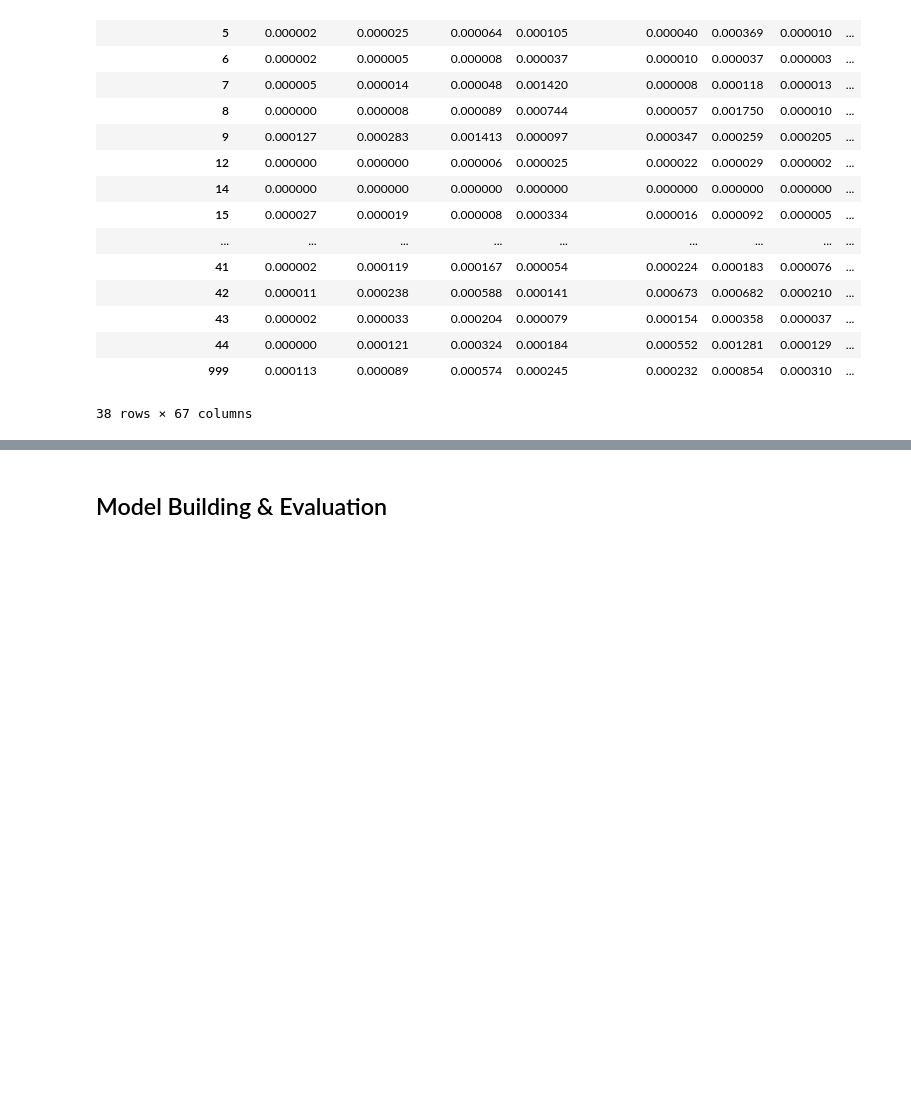
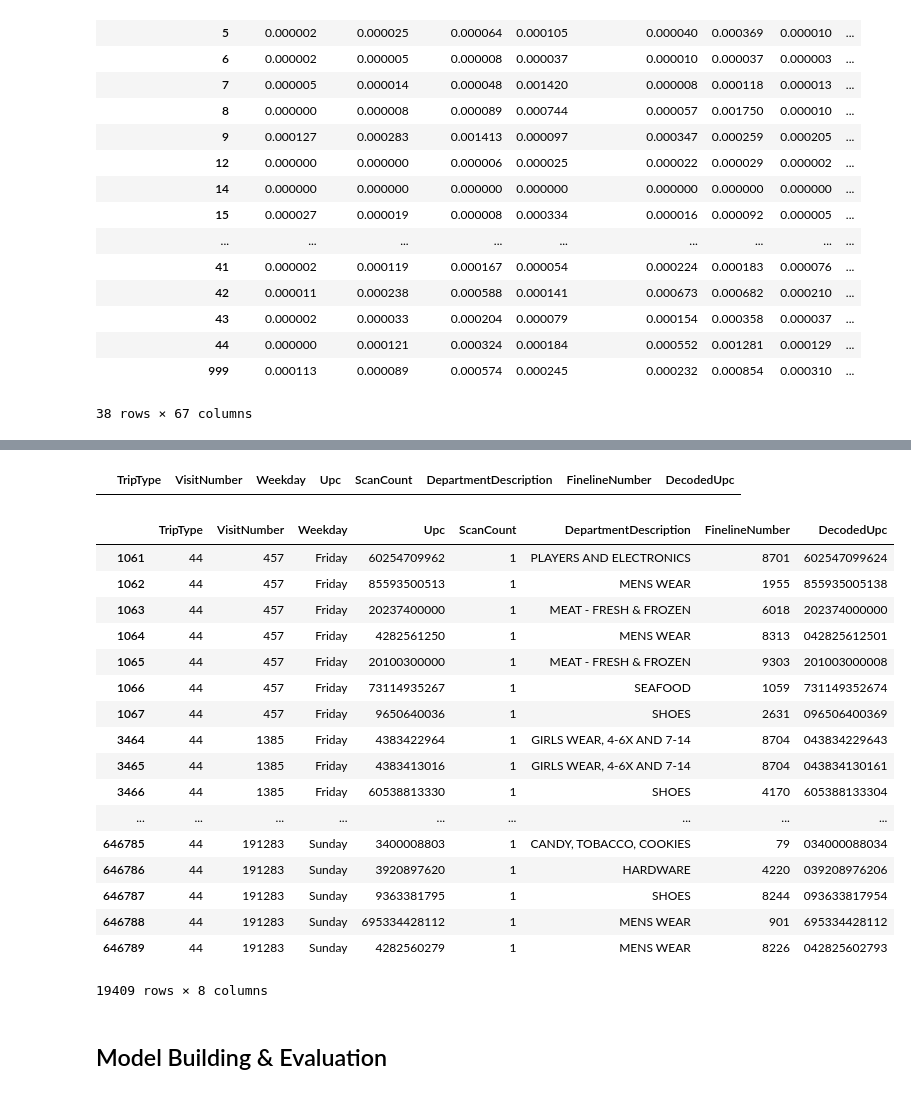
Before and after one commit to stefankaransingh/walmart-trip-type-classification, a Jupyter notebook: Walmart Trip Type Classification.ipynb, the cells around one changed output, grey strips where cells are left out. Saved outputs shown, nothing was run; the diff lists cells and outputs as text; code cells hidden in the pictures; blank space fills up the shorter version.

```diff
--- a/Walmart Trip Type Classification.ipynb
+++ b/Walmart Trip Type Classification.ipynb
@@ -700,2 +941,6 @@ plot_pie_chart(feature_extracted_data['TripType'],"Trip Type")
 # %% [output]
 [interactive output not drawn]
+# %%
+data.loc[data['VisitNumber']== 44]
+# %% [output]
+|  | TripType | VisitNumber | Weekday | Upc | ScanCount | DepartmentDescription | FinelineNumber | DecodedUpc |
@@ -702,3 +950,24 @@ plot_pie_chart(feature_extracted_data['TripType'],"Trip Type")
+# %%
+data.loc[data['TripType']== 44]
+# %% [output]
+|  | TripType | VisitNumber | Weekday | Upc | ScanCount | DepartmentDescription | FinelineNumber | DecodedUpc |
+| 1061 | 44 | 457 | Friday | 60254709962 | 1 | PLAYERS AND ELECTRONICS | 8701 | 602547099624 |
+| 1062 | 44 | 457 | Friday | 85593500513 | 1 | MENS WEAR | 1955 | 855935005138 |
+| 1063 | 44 | 457 | Friday | 20237400000 | 1 | MEAT - FRESH & FROZEN | 6018 | 202374000000 |
+| 1064 | 44 | 457 | Friday | 4282561250 | 1 | MENS WEAR | 8313 | 042825612501 |
+| 1065 | 44 | 457 | Friday | 20100300000 | 1 | MEAT - FRESH & FROZEN | 9303 | 201003000008 |
+| 1066 | 44 | 457 | Friday | 73114935267 | 1 | SEAFOOD | 1059 | 731149352674 |
+| 1067 | 44 | 457 | Friday | 9650640036 | 1 | SHOES | 2631 | 096506400369 |
+| 3464 | 44 | 1385 | Friday | 4383422964 | 1 | GIRLS WEAR, 4-6X AND 7-14 | 8704 | 043834229643 |
+| 3465 | 44 | 1385 | Friday | 4383413016 | 1 | GIRLS WEAR, 4-6X AND 7-14 | 8704 | 043834130161 |
+| 3466 | 44 | 1385 | Friday | 60538813330 | 1 | SHOES | 4170 | 605388133304 |
+| ... | ... | ... | ... | ... | ... | ... | ... | ... |
+| 646785 | 44 | 191283 | Sunday | 3400008803 | 1 | CANDY, TOBACCO, COOKIES | 79 | 034000088034 |
+| 646786 | 44 | 191283 | Sunday | 3920897620 | 1 | HARDWARE | 4220 | 039208976206 |
+| 646787 | 44 | 191283 | Sunday | 9363381795 | 1 | SHOES | 8244 | 093633817954 |
+| 646788 | 44 | 191283 | Sunday | 695334428112 | 1 | MENS WEAR | 901 | 695334428112 |
+| 646789 | 44 | 191283 | Sunday | 4282560279 | 1 | MENS WEAR | 8226 | 042825602793 |
+19409 rows × 8 columns
 # %% [markdown]
 ## Model Building & Evaluation
 # %%
```
Also changed, not shown: parts of 34 cells of this notebook, 5 other files.
